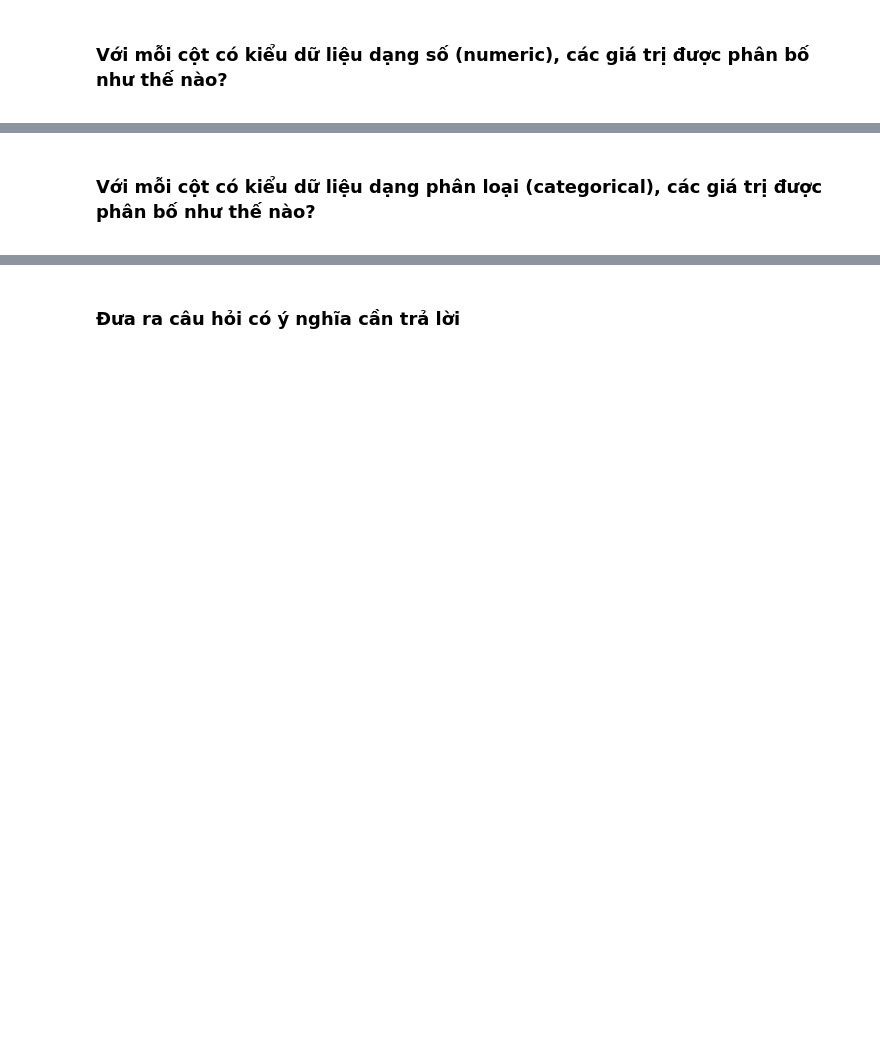
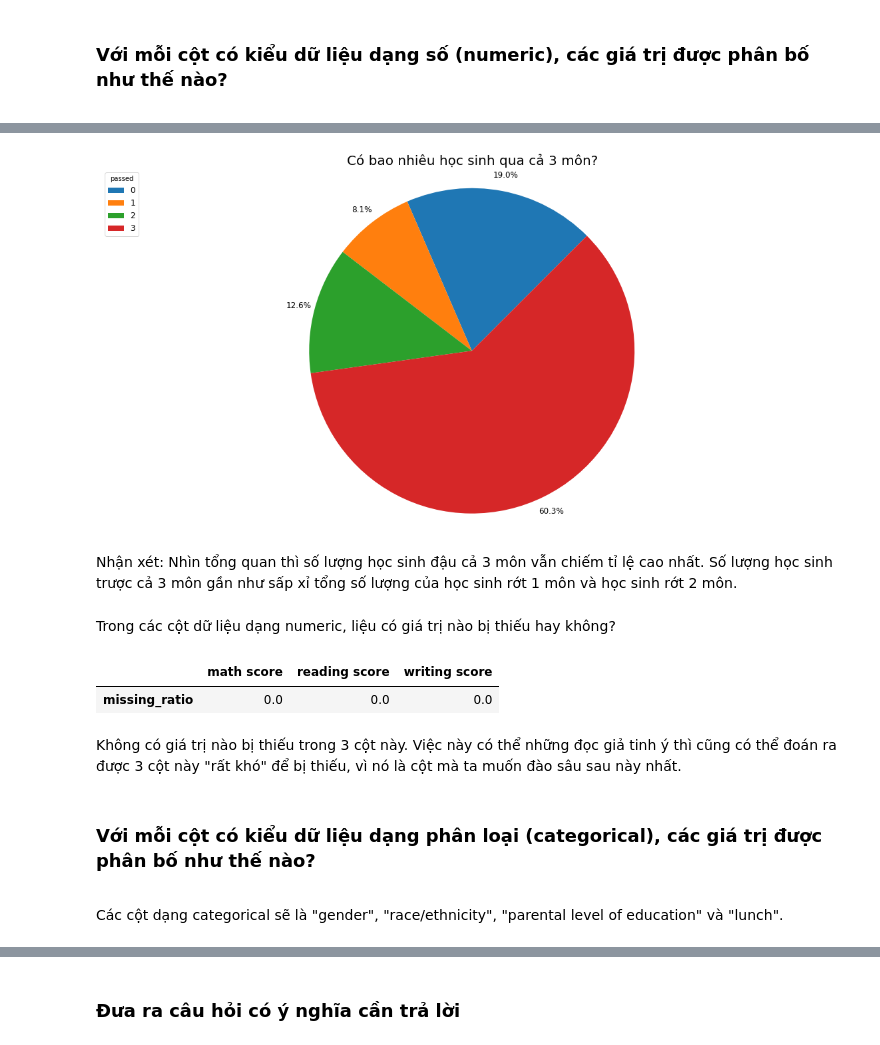
Before and after one commit to PNTAN19/LTKHDL, a Jupyter notebook: Students_Performance.ipynb, the cells around one changed output, grey strips where cells are left out. Saved outputs shown, nothing was run; the diff lists cells and outputs as text; code cells hidden in the pictures; blank space fills up the shorter version.

```diff
--- a/Students_Performance.ipynb
+++ b/Students_Performance.ipynb
@@ -67,3 +217,43 @@ df = pd.read_csv("StudentsPerformance.csv")
+# %%
+def passed_exam_count(student):
+    passed = 0
+    for grade in ["math GPA", "reading GPA", "writing GPA"]:
+        if student[grade] < 'F':
+            passed += 1
+    return passed
+
+df["passed"] = df.apply(lambda x : passed_exam_count(x), axis=1)
+# %%
+passedExam = df["passed"].value_counts().sort_index()
+ax = passedExam.plot(kind='pie',
+                     figsize = (20,10),
+                     autopct='%1.1f%%',
+                     startangle=45,
+                     labels=None,
+                     pctdistance=1.1,
+                     textprops={'fontsize': 12})
+ax.patch.set_facecolor('white')
+plt.title('Có bao nhiêu học sinh qua cả 3 môn?', size = 20)
+ax.set(ylabel=None)
+plt.axis('equal')
+plt.legend(loc="upper left", labels=[0, 1, 2, 3], title="passed", fontsize=12);
+# %% [output]
+[figure, added]
+# %% [markdown]
+Nhận xét: Nhìn tổng quan thì số lượng học sinh đậu cả 3 môn vẫn chiếm tỉ lệ cao nhất. Số lượng học sinh trược cả 3 môn gần như sấp xỉ tổng số lượng của học sinh rớt 1 môn và học sinh rớt 2 môn.
+# %% [markdown]
+Trong các cột dữ liệu dạng numeric, liệu có giá trị nào bị thiếu hay không?
+# %%
+def missing_ratio(s):
+    return s.isna().mean() * 100
+df[['math score',  'reading score', 'writing score']].agg([missing_ratio])
+# %% [output]
+|  | math score | reading score | writing score |
+| missing_ratio | 0.0 | 0.0 | 0.0 |
+# %% [markdown]
+Không có giá trị nào bị thiếu trong 3 cột này. Việc này có thể những đọc giả tinh ý thì cũng có thể đoán ra được 3 cột này "rất khó" để bị thiếu, vì nó là cột mà ta muốn đào sâu sau này nhất.
 # %% [markdown]
 ### Với mỗi cột có kiểu dữ liệu dạng phân loại (categorical), các giá trị được phân bố như thế nào?
 <a class="anchor" id="c327"></a>
+# %% [markdown]
+Các cột dạng categorical sẽ là "gender", "race/ethnicity", "parental level of education" và "lunch".
```
Also changed, not shown: parts of 64 cells of this notebook.
